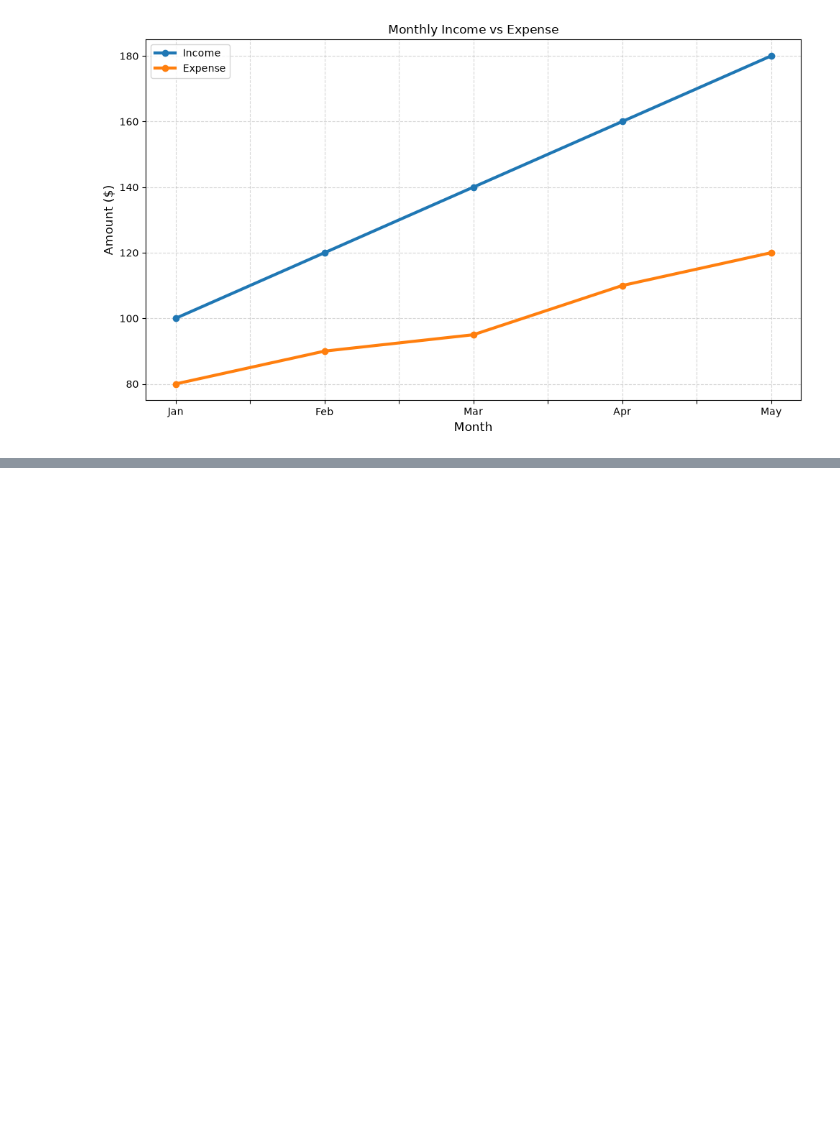
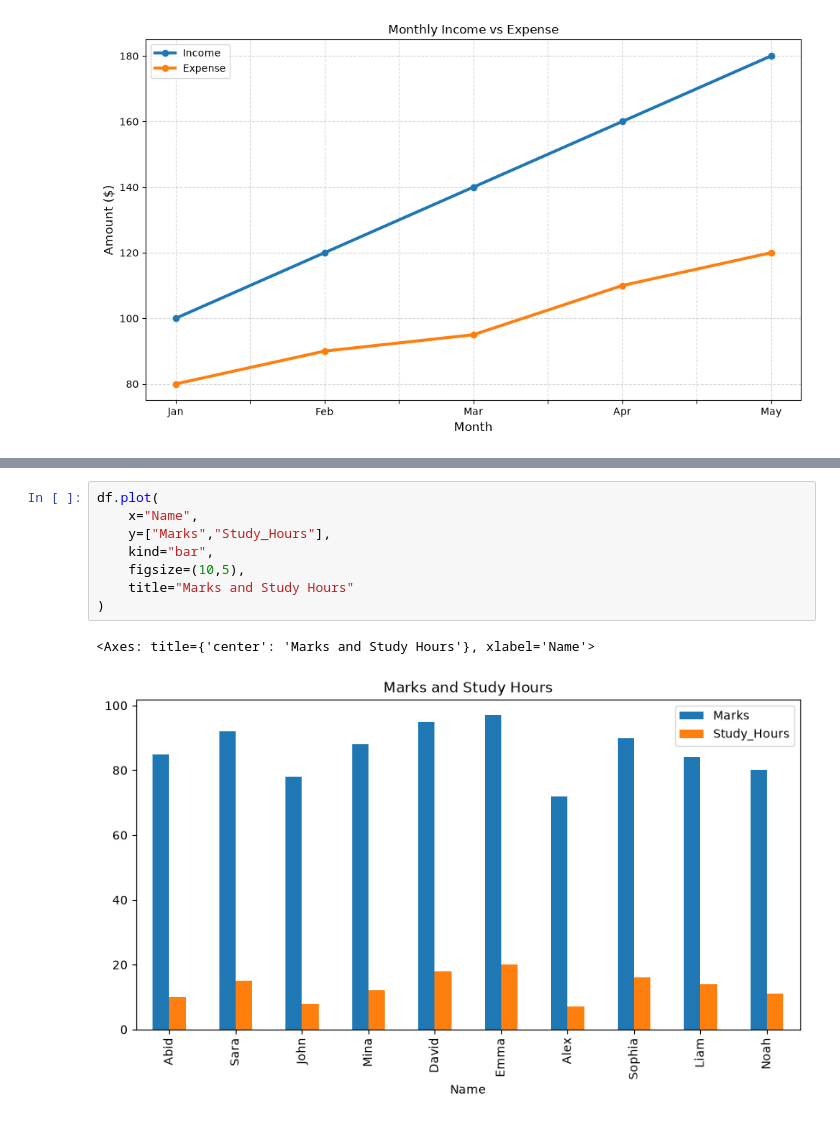
Before and after one commit to abid-rasel/MLOB_My_FILE, a Jupyter notebook: Session/Day 9/Matplotlib&Seaborn_basics.ipynb, the cells around one changed output, grey strips where cells are left out. Cells and saved outputs as stored; diff of their text form; blank space fills up the shorter version.

```diff
--- a/Session/Day 9/Matplotlib_basics.ipynb
+++ b/Session/Day 9/Matplotlib&Seaborn_basics.ipynb
@@ -1663,0 +1728,11 @@ plt.show()
+# %%
+df.plot(
+    x="Name",
+    y=["Marks","Study_Hours"],
+    kind="bar",
+    figsize=(10,5),
+    title="Marks and Study Hours"
+)
+# %% [output]
+<Axes: title={'center': 'Marks and Study Hours'}, xlabel='Name'>
+[figure, added]
```
Also changed, not shown: parts of 29 cells of this notebook, 2 other files.
